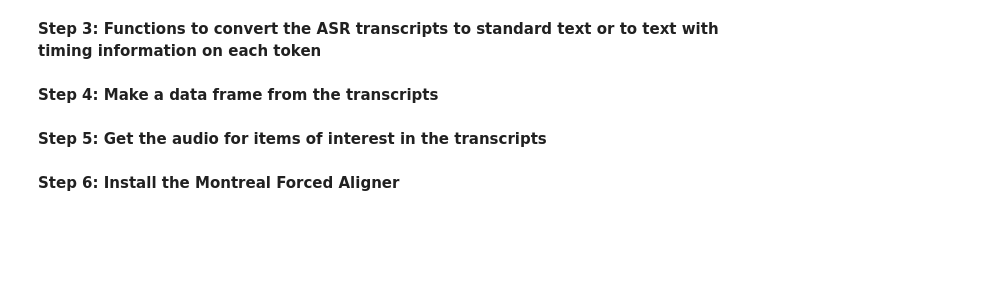
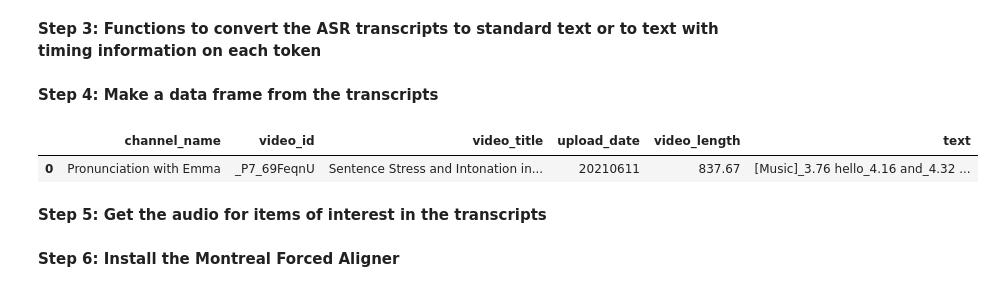
Before and after one commit to tomagnesium/NatureEMoi, a Jupyter notebook: YouTube_phonetics_pipeline.ipynb, the cells around one changed output. Cells and saved outputs as stored; diff of their text form; code cells hidden in the pictures; blank space fills up the shorter version.

```diff
--- a/YouTube_phonetics_pipeline.ipynb
+++ b/YouTube_phonetics_pipeline.ipynb
@@ -44,9 +62,8 @@ nlp = spacy.load("en_core_web_sm")
 **Step 2: Get ASR transcripts from a YT channel**
 # %%
 #Click on the stop button to end the downloading, otherwise it will attempt to retrieve all the transcripts in the channel
-items = Null
-ydl_opts = Null
-for x in ["https://www.youtube.com/@CityofGallatin"]:    #This is the channel of Gallatin, Tennessee, USA.
+
+for x in ["https://www.youtube.com/watch?v=_P7_69FeqnU"]:    #This is the channel of Gallatin, Tennessee, USA.
 # The script will try to get all of the videos with ASR transcripts in the channel (~740, as of May 2023)
 # The list can contain multiple channels
 # A list of single videos just needs the video IDs, for example ["GQFF4lD7rgk","-p9GfpbY-DY"]
@@ -157,14 +168,17 @@ def timed_caption_getter(vid):
 # %%
 #If you are only interested in the text of the transcript, and not the timing information, use the caption_getter function instead of timed_caption_getter
 
-vids = glob.glob("/content/phonetics_pipeline/CityofGallatin/*.vtt")
+vids = glob.glob("/content/phonetics_pipeline/Pronunciation with Emma/*.vtt")
 vids_list = []
 for y in vids:
   vids_list.append(timed_caption_getter(y))
 
 vids_df = pd.DataFrame(vids_list)
 vids_df.columns = ["channel_name", "video_id","video_title","upload_date", "video_length","text"]
 vids_df
+# %% [output]
+|  | channel_name | video_id | video_title | upload_date | video_length | text |
+| 0 | Pronunciation with Emma | _P7_69FeqnU | Sentence Stress and Intonation in... | 20210611 | 837.67 | [Music]_3.76 hello_4.16 and_4.32 ... |
 # %% [markdown]
 **Step 5: Get the audio for items of interest in the transcripts**
 # %%
```
Also changed, not shown: parts of 8 cells of this notebook.
